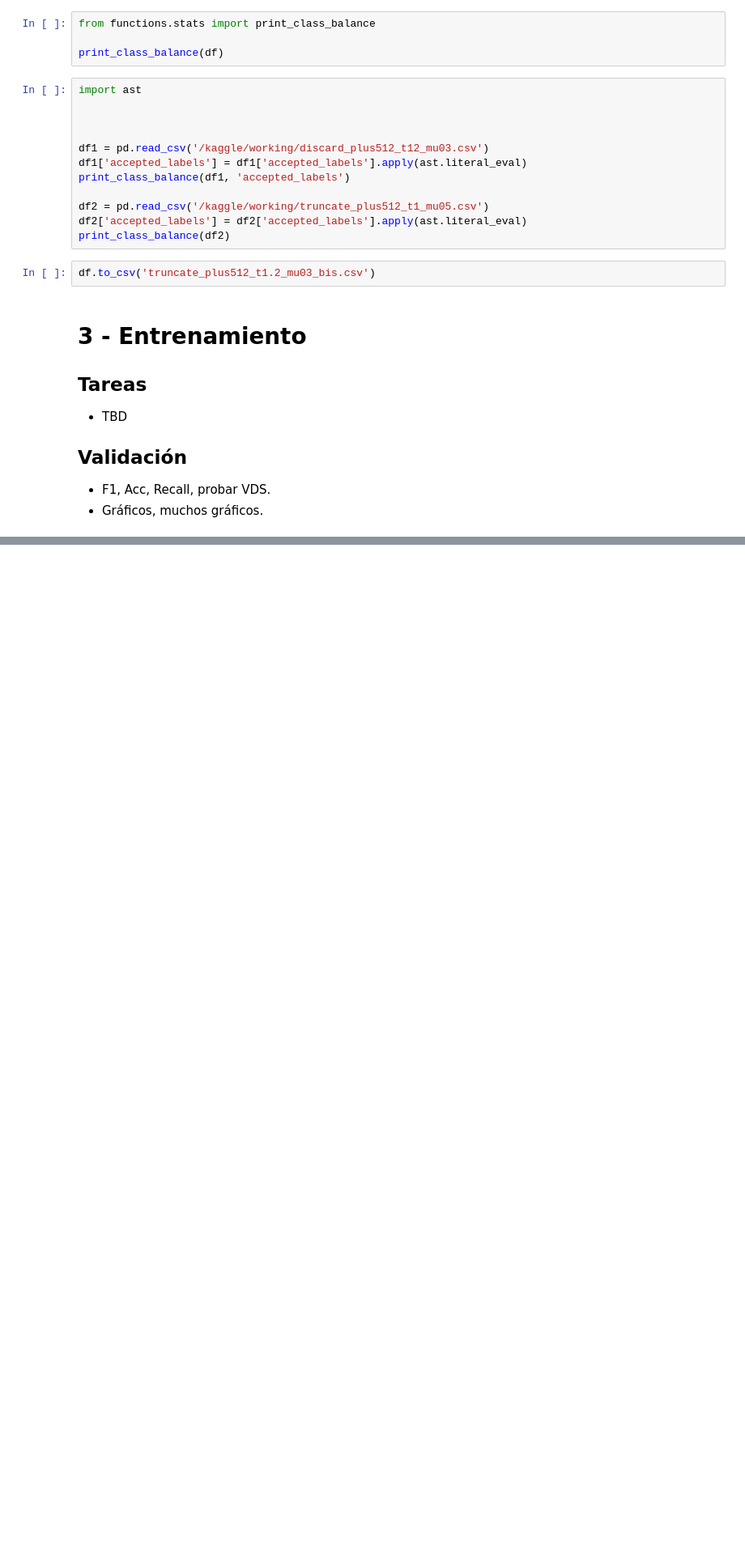
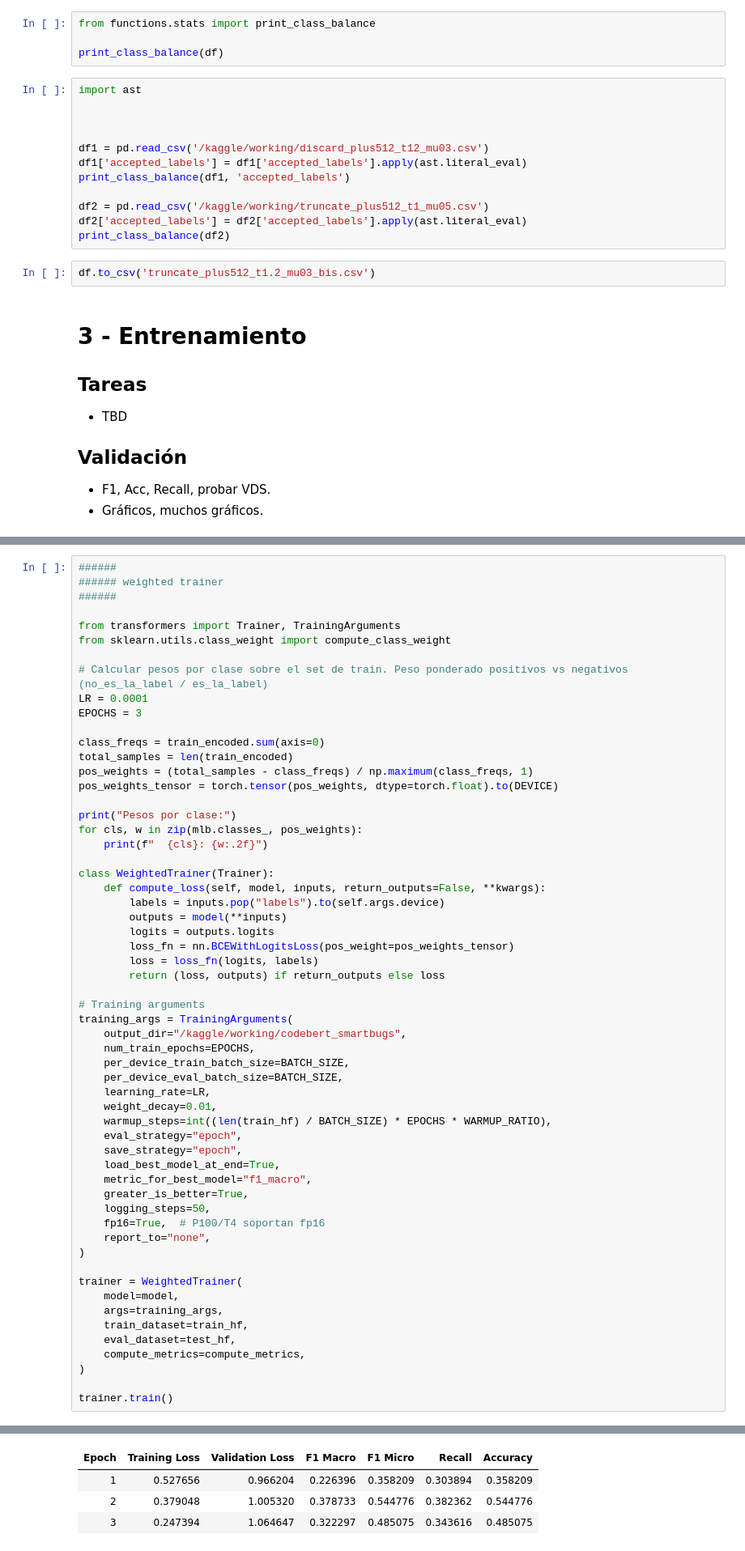
Before and after one commit to i-ahumada/tesis, a Jupyter notebook: notebooks/codebert.ipynb, the cells around one changed output, grey strips where cells are left out. Shown at 81% size. Drawn from its saved outputs; the diff is of its cells as text; blank space fills up the shorter version.

```diff
--- a/notebooks/codebert.ipynb
+++ b/notebooks/codebert.ipynb
@@ -458,0 +465,59 @@ Classes (9): ['access_control', 'arithmetic', 'clean', 'denial_service', 'front_
+# %%
+######
+###### weighted trainer
+######
+
+from transformers import Trainer, TrainingArguments
+from sklearn.utils.class_weight import compute_class_weight
+
+# Calcular pesos por clase sobre el set de train. Peso ponderado positivos vs negativos (no_es_la_label / es_la_label)
+LR = 0.0001
+EPOCHS = 3
+
+class_freqs = train_encoded.sum(axis=0)
+total_samples = len(train_encoded)
+pos_weights = (total_samples - class_freqs) / np.maximum(class_freqs, 1)
+pos_weights_tensor = torch.tensor(pos_weights, dtype=torch.float).to(DEVICE)
+
+print("Pesos por clase:")
+for cls, w in zip(mlb.classes_, pos_weights):
+    print(f"  {cls}: {w:.2f}")
+
+class WeightedTrainer(Trainer):
+    def compute_loss(self, model, inputs, return_outputs=False, **kwargs):
+        labels = inputs.pop("labels").to(self.args.device)
+        outputs = model(**inputs)
+        logits = outputs.logits
+        loss_fn = nn.BCEWithLogitsLoss(pos_weight=pos_weights_tensor)
+        loss = loss_fn(logits, labels)
+        return (loss, outputs) if return_outputs else loss
+
+# Training arguments
+training_args = TrainingArguments(
+    output_dir="/kaggle/working/codebert_smartbugs",
+    num_train_epochs=EPOCHS,
+    per_device_train_batch_size=BATCH_SIZE,
+    per_device_eval_batch_size=BATCH_SIZE,
+    learning_rate=LR,
+    weight_decay=0.01,
+    warmup_steps=int((len(train_hf) / BATCH_SIZE) * EPOCHS * WARMUP_RATIO),
+    eval_strategy="epoch",
+    save_strategy="epoch",
+    load_best_model_at_end=True,
+    metric_for_best_model="f1_macro",
+    greater_is_better=True,
+    logging_steps=50,
+    fp16=True,  # P100/T4 soportan fp16
+    report_to="none",
+)
+
+trainer = WeightedTrainer(
+    model=model,
+    args=training_args,
+    train_dataset=train_hf,
+    eval_dataset=test_hf,
+    compute_metrics=compute_metrics,
+)
+
+trainer.train()
+# %% [output]
@@ -458,0 +535,4 @@ Classes (9): ['access_control', 'arithmetic', 'clean', 'denial_service', 'front_
+| Epoch | Training Loss | Validation Loss | F1 Macro | F1 Micro | Recall | Accuracy |
+| 1 | 0.527656 | 0.966204 | 0.226396 | 0.358209 | 0.303894 | 0.358209 |
+| 2 | 0.379048 | 1.005320 | 0.378733 | 0.544776 | 0.382362 | 0.544776 |
+| 3 | 0.247394 | 1.064647 | 0.322297 | 0.485075 | 0.343616 | 0.485075 |
```
Also changed, not shown: parts of 23 cells of this notebook.
